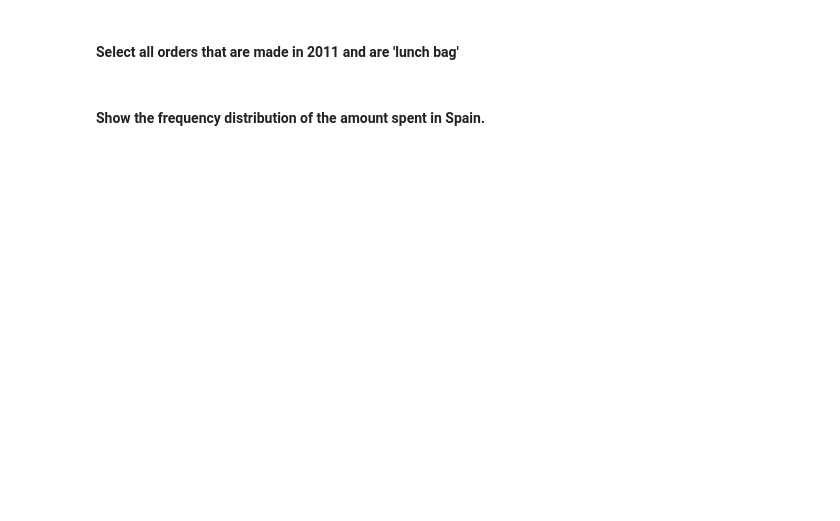
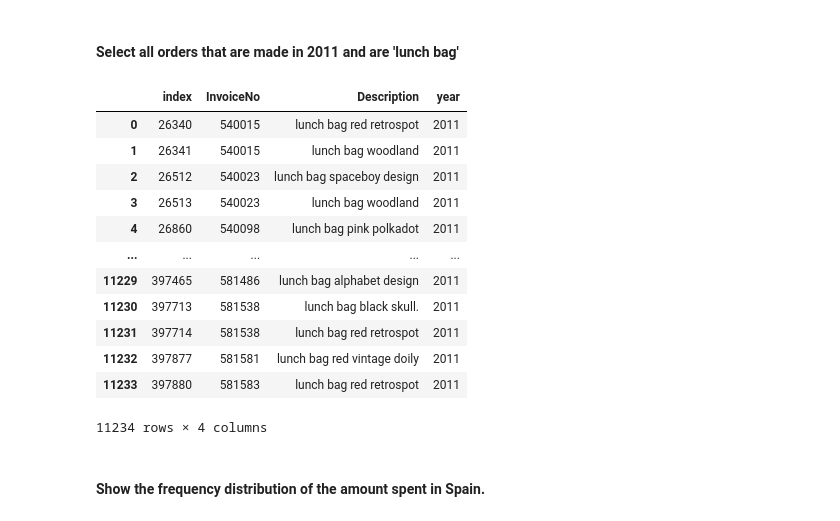
Before and after one commit to ta-data-mexpt/lab-subsetting-and-descriptive-stats, a Jupyter notebook: your-code/main.ipynb, the cells around one changed output. Cells and saved outputs as stored; diff of their text form; code cells hidden in the pictures; blank space fills up the shorter version.

```diff
--- a/your-code/main.ipynb
+++ b/your-code/main.ipynb
@@ -407,3 +548,20 @@ employee.groupby(['Department']).agg({'Years':['min','mean','max'], 'Salary':['m
+# %%
+# your answer here
+orders[['InvoiceNo','Description','year']][(orders['Description'].str.contains('lunch bag')) & (orders['year']==2011)].reset_index()
+# %% [output]
+|  | index | InvoiceNo | Description | year |
+| 0 | 26340 | 540015 | lunch bag red retrospot | 2011 |
+| 1 | 26341 | 540015 | lunch bag woodland | 2011 |
+| 2 | 26512 | 540023 | lunch bag spaceboy design | 2011 |
+| 3 | 26513 | 540023 | lunch bag woodland | 2011 |
+| 4 | 26860 | 540098 | lunch bag pink polkadot | 2011 |
+| ... | ... | ... | ... | ... |
+| 11229 | 397465 | 581486 | lunch bag alphabet design | 2011 |
+| 11230 | 397713 | 581538 | lunch bag black skull. | 2011 |
+| 11231 | 397714 | 581538 | lunch bag red retrospot | 2011 |
+| 11232 | 397877 | 581581 | lunch bag red vintage doily | 2011 |
+| 11233 | 397880 | 581583 | lunch bag red retrospot | 2011 |
+11234 rows × 4 columns
 # %% [markdown]
 #### Show the frequency distribution of the amount spent in Spain.
 # %%
```
Also changed, not shown: parts of 26 cells of this notebook, 2 other files.
